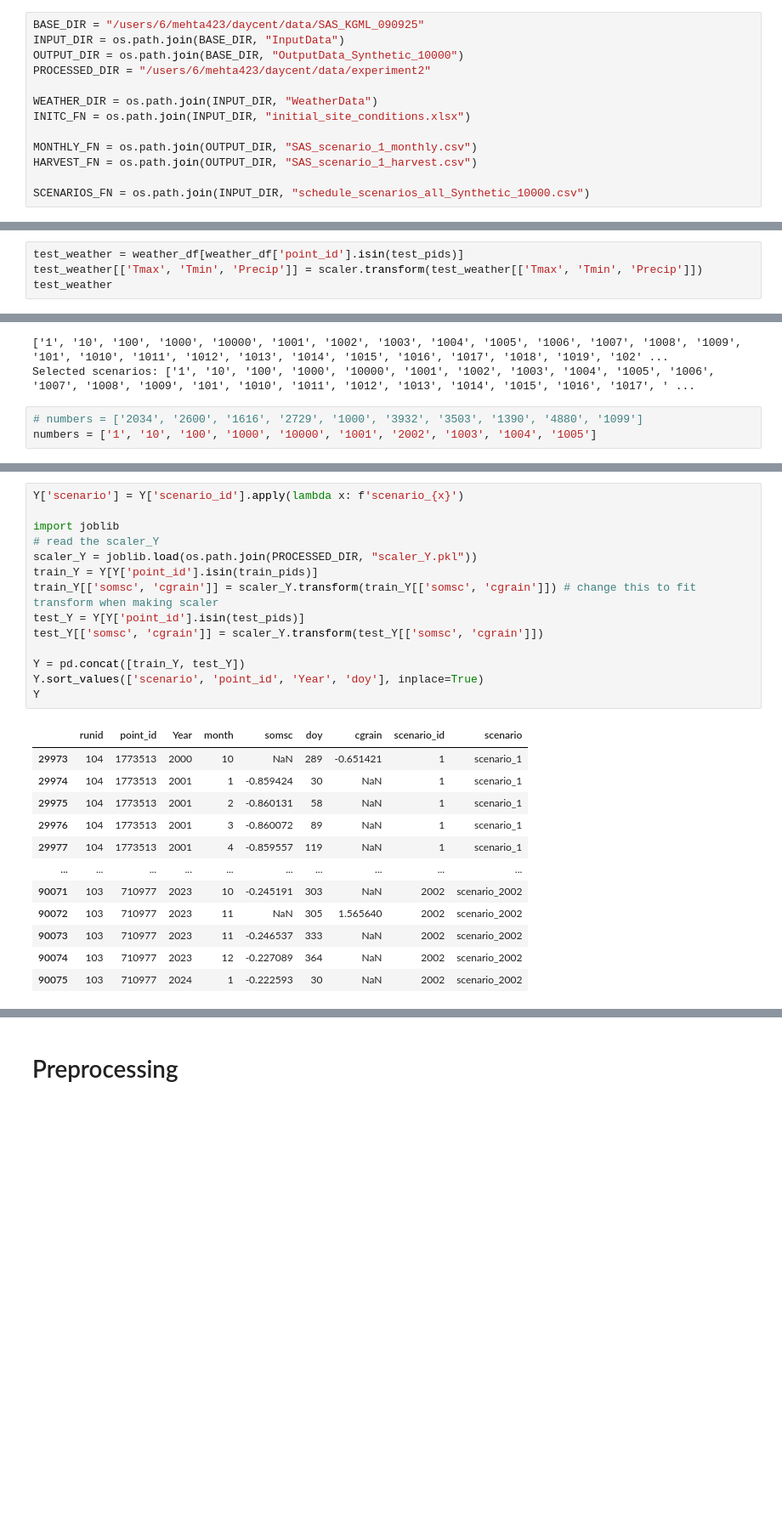
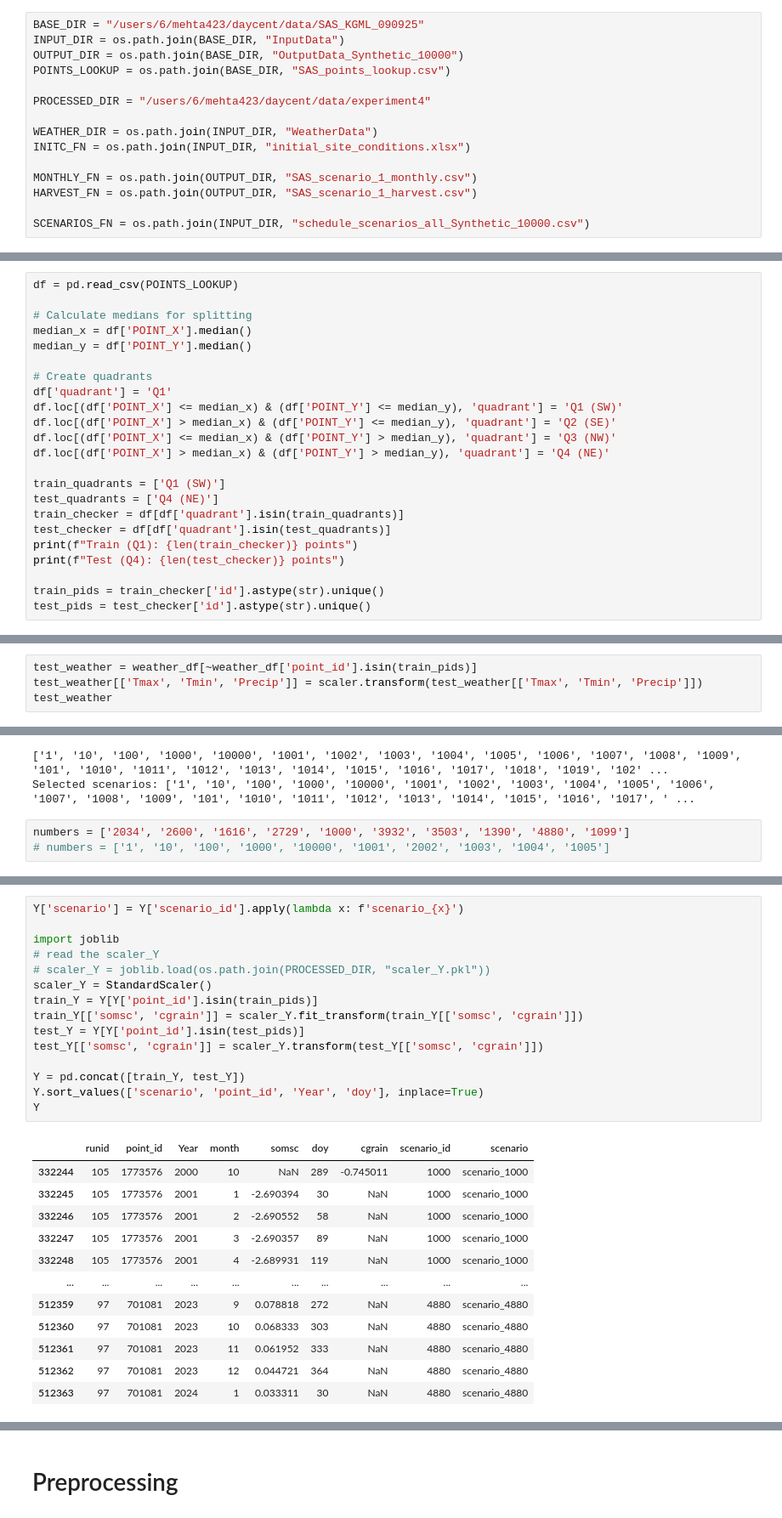
Before and after one commit to dwij2212/kgml-daycent, a Jupyter notebook: lib/data_prep.ipynb, the cells around one changed output, grey strips where cells are left out. Shown: that part at 85% size. Saved outputs shown, nothing was run; the diff lists cells and outputs as text; blank space fills up the shorter version.

Commit message:
data prep changes for different points

```diff
--- a/lib/data_prep.ipynb
+++ b/lib/data_prep.ipynb
@@ -15,7 +15,9 @@ import random
 BASE_DIR = "/users/6/mehta423/daycent/data/SAS_KGML_090925"
 INPUT_DIR = os.path.join(BASE_DIR, "InputData")
 OUTPUT_DIR = os.path.join(BASE_DIR, "OutputData_Synthetic_10000")
-PROCESSED_DIR = "/users/6/mehta423/daycent/data/experiment2"
+POINTS_LOOKUP = os.path.join(BASE_DIR, "SAS_points_lookup.csv")
+
+PROCESSED_DIR = "/users/6/mehta423/daycent/data/experiment4"
 
 WEATHER_DIR = os.path.join(INPUT_DIR, "WeatherData")
 INITC_FN = os.path.join(INPUT_DIR, "initial_site_conditions.xlsx")
@@ -66,0 +53,23 @@ ValueError: Object arrays cannot be loaded when allow_pickle=False
+# %%
+df = pd.read_csv(POINTS_LOOKUP)
+
+# Calculate medians for splitting
+median_x = df['POINT_X'].median()
+median_y = df['POINT_Y'].median()
+
+# Create quadrants
+df['quadrant'] = 'Q1'
+df.loc[(df['POINT_X'] <= median_x) & (df['POINT_Y'] <= median_y), 'quadrant'] = 'Q1 (SW)'
+df.loc[(df['POINT_X'] > median_x) & (df['POINT_Y'] <= median_y), 'quadrant'] = 'Q2 (SE)'
+df.loc[(df['POINT_X'] <= median_x) & (df['POINT_Y'] > median_y), 'quadrant'] = 'Q3 (NW)'
+df.loc[(df['POINT_X'] > median_x) & (df['POINT_Y'] > median_y), 'quadrant'] = 'Q4 (NE)'
+
+train_quadrants = ['Q1 (SW)']
+test_quadrants = ['Q4 (NE)']
+train_checker = df[df['quadrant'].isin(train_quadrants)]
+test_checker = df[df['quadrant'].isin(test_quadrants)]
+print(f"Train (Q1): {len(train_checker)} points")
+print(f"Test (Q4): {len(test_checker)} points")
+
+train_pids = train_checker['id'].astype(str).unique()
+test_pids = test_checker['id'].astype(str).unique()
@@ -89,5 +101,5 @@ train_weather
 # %%
-test_weather = weather_df[weather_df['point_id'].isin(test_pids)]
+test_weather = weather_df[~weather_df['point_id'].isin(train_pids)]
 test_weather[['Tmax', 'Tmin', 'Precip']] = scaler.transform(test_weather[['Tmax', 'Tmin', 'Precip']])
 test_weather
 # %% [output]
@@ -185,8 +197,8 @@ print("Selected scenarios:", numbers)
 ['1', '10', '100', '1000', '10000', '1001', '1002', '1003', '1004', '1005', '1006', '1007', '1008', '1009', '101', '1010', '1011', '1012', '1013', '1014', '1015', '1016', '1017', '1018', '1019', '102' ...
 Selected scenarios: ['1', '10', '100', '1000', '10000', '1001', '1002', '1003', '1004', '1005', '1006', '1007', '1008', '1009', '101', '1010', '1011', '1012', '1013', '1014', '1015', '1016', '1017', ' ...
 # %%
-# numbers = ['2034', '2600', '1616', '2729', '1000', '3932', '3503', '1390', '4880', '1099']
-numbers = ['1', '10', '100', '1000', '10000', '1001', '2002', '1003', '1004', '1005']
+numbers = ['2034', '2600', '1616', '2729', '1000', '3932', '3503', '1390', '4880', '1099']
+# numbers = ['1', '10', '100', '1000', '10000', '1001', '2002', '1003', '1004', '1005']
 # %%
 def load_single_scenario_output(scenario_id: str):
     """Load output data for a single scenario"""
@@ -328,27 +320,28 @@ X_daily
 # %%
 Y['scenario'] = Y['scenario_id'].apply(lambda x: f'scenario_{x}')
 
 import joblib
 # read the scaler_Y
-scaler_Y = joblib.load(os.path.join(PROCESSED_DIR, "scaler_Y.pkl"))
+# scaler_Y = joblib.load(os.path.join(PROCESSED_DIR, "scaler_Y.pkl"))
+scaler_Y = StandardScaler()
 train_Y = Y[Y['point_id'].isin(train_pids)]
-train_Y[['somsc', 'cgrain']] = scaler_Y.transform(train_Y[['somsc', 'cgrain']]) # change this to fit transform when making scaler
+train_Y[['somsc', 'cgrain']] = scaler_Y.fit_transform(train_Y[['somsc', 'cgrain']])
 test_Y = Y[Y['point_id'].isin(test_pids)]
 test_Y[['somsc', 'cgrain']] = scaler_Y.transform(test_Y[['somsc', 'cgrain']])
 
 Y = pd.concat([train_Y, test_Y])
 Y.sort_values(['scenario', 'point_id', 'Year', 'doy'], inplace=True)
 Y
 # %% [output]
 |  | runid | point_id | Year | month | somsc | doy | cgrain | scenario_id | scenario |
-| 29973 | 104 | 1773513 | 2000 | 10 | NaN | 289 | -0.651421 | 1 | scenario_1 |
-| 29974 | 104 | 1773513 | 2001 | 1 | -0.859424 | 30 | NaN | 1 | scenario_1 |
-| 29975 | 104 | 1773513 | 2001 | 2 | -0.860131 | 58 | NaN | 1 | scenario_1 |
-| 29976 | 104 | 1773513 | 2001 | 3 | -0.860072 | 89 | NaN | 1 | scenario_1 |
-| 29977 | 104 | 1773513 | 2001 | 4 | -0.859557 | 119 | NaN | 1 | scenario_1 |
+| 332244 | 105 | 1773576 | 2000 | 10 | NaN | 289 | -0.745011 | 1000 | scenario_1000 |
+| 332245 | 105 | 1773576 | 2001 | 1 | -2.690394 | 30 | NaN | 1000 | scenario_1000 |
+| 332246 | 105 | 1773576 | 2001 | 2 | -2.690552 | 58 | NaN | 1000 | scenario_1000 |
+| 332247 | 105 | 1773576 | 2001 | 3 | -2.690357 | 89 | NaN | 1000 | scenario_1000 |
+| 332248 | 105 | 1773576 | 2001 | 4 | -2.689931 | 119 | NaN | 1000 | scenario_1000 |
 | ... | ... | ... | ... | ... | ... | ... | ... | ... | ... |
-| 90071 | 103 | 710977 | 2023 | 10 | -0.245191 | 303 | NaN | 2002 | scenario_2002 |
-| 90072 | 103 | 710977 | 2023 | 11 | NaN | 305 | 1.565640 | 2002 | scenario_2002 |
-| 90073 | 103 | 710977 | 2023 | 11 | -0.246537 | 333 | NaN | 2002 | scenario_2002 |
-| 90074 | 103 | 710977 | 2023 | 12 | -0.227089 | 364 | NaN | 2002 | scenario_2002 |
-| 90075 | 103 | 710977 | 2024 | 1 | -0.222593 | 30 | NaN | 2002 | scenario_2002 |
+| 512359 | 97 | 701081 | 2023 | 9 | 0.078818 | 272 | NaN | 4880 | scenario_4880 |
+| 512360 | 97 | 701081 | 2023 | 10 | 0.068333 | 303 | NaN | 4880 | scenario_4880 |
+| 512361 | 97 | 701081 | 2023 | 11 | 0.061952 | 333 | NaN | 4880 | scenario_4880 |
+| 512362 | 97 | 701081 | 2023 | 12 | 0.044721 | 364 | NaN | 4880 | scenario_4880 |
+| 512363 | 97 | 701081 | 2024 | 1 | 0.033311 | 30 | NaN | 4880 | scenario_4880 |
```
Also changed, not shown: parts of 11 cells of this notebook.
